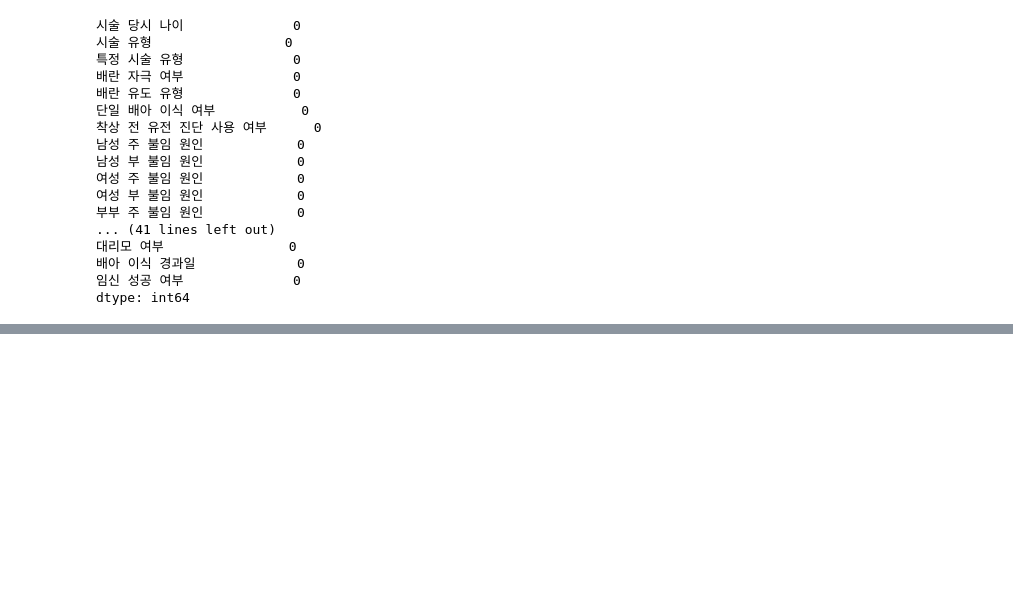
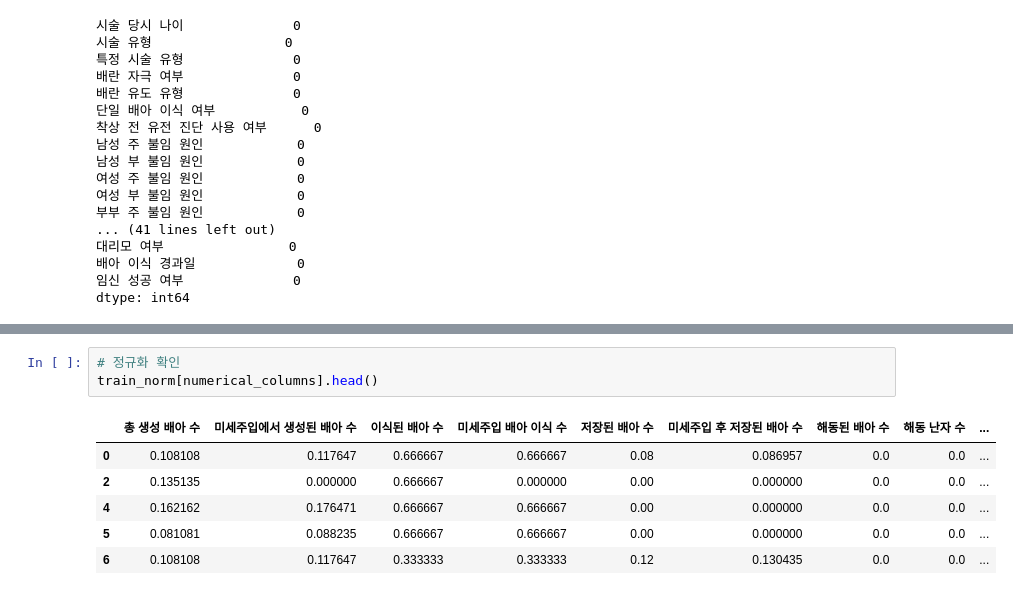
Before and after one commit to LGAIMERS-HSS/data-ai, a Jupyter notebook: PreProcessing.ipynb, the cells around one changed output, grey strips where cells are left out. Drawn from its saved outputs; the diff is of its cells as text; blank space fills up the shorter version.

```diff
--- a/PreProcessing.ipynb
+++ b/PreProcessing.ipynb
@@ -276,0 +295,10 @@ dtype: int64
+# %%
+# 정규화 확인
+train_norm[numerical_columns].head()
+# %% [output]
+|  | 총 생성 배아 수 | 미세주입에서 생성된 배아 수 | 이식된 배아 수 | 미세주입 배아 이식 수 | 저장된 배아 수 | 미세주입 후 저장된 배아 수 | 해동된 배아 수 | 해동 난자 수 | ... |
+| 0 | 0.108108 | 0.117647 | 0.666667 | 0.666667 | 0.08 | 0.086957 | 0.0 | 0.0 | ... |
+| 2 | 0.135135 | 0.000000 | 0.666667 | 0.000000 | 0.00 | 0.000000 | 0.0 | 0.0 | ... |
+| 4 | 0.162162 | 0.176471 | 0.666667 | 0.666667 | 0.00 | 0.000000 | 0.0 | 0.0 | ... |
+| 5 | 0.081081 | 0.088235 | 0.666667 | 0.666667 | 0.00 | 0.000000 | 0.0 | 0.0 | ... |
+| 6 | 0.108108 | 0.117647 | 0.333333 | 0.333333 | 0.12 | 0.130435 | 0.0 | 0.0 | ... |
```
Also changed, not shown: parts of 12 cells of this notebook.
